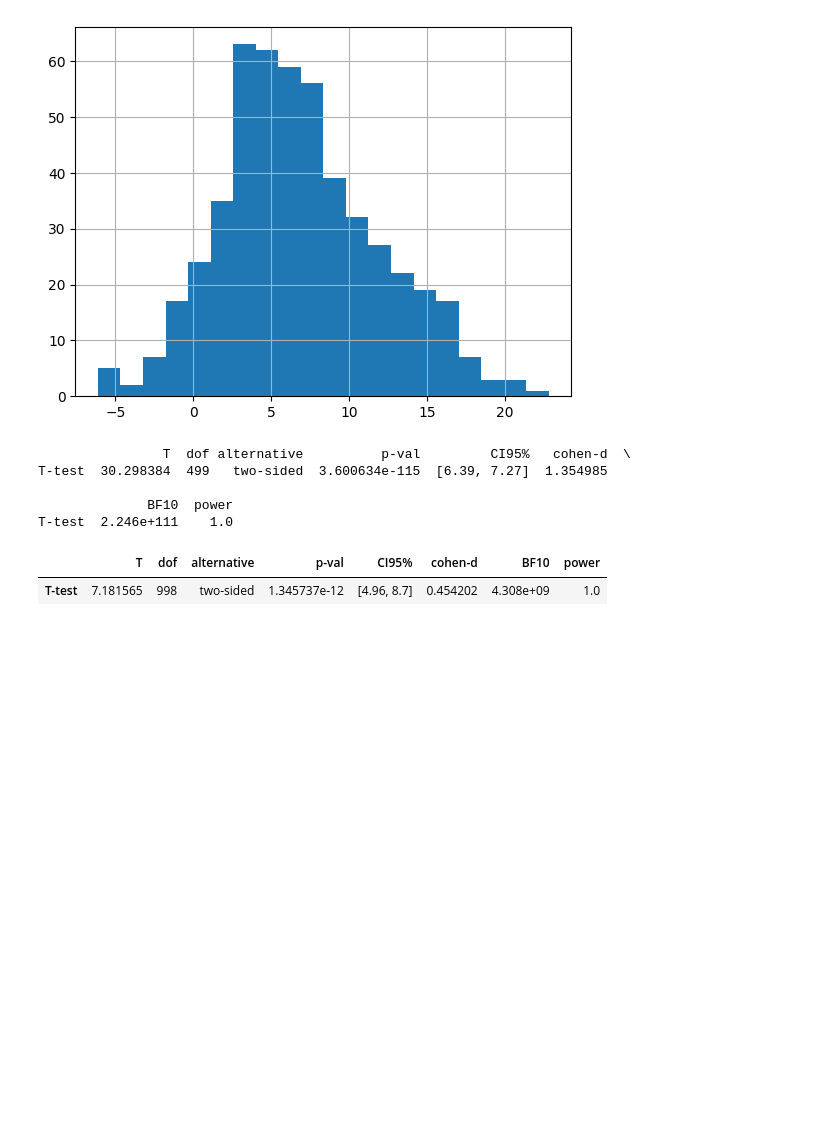
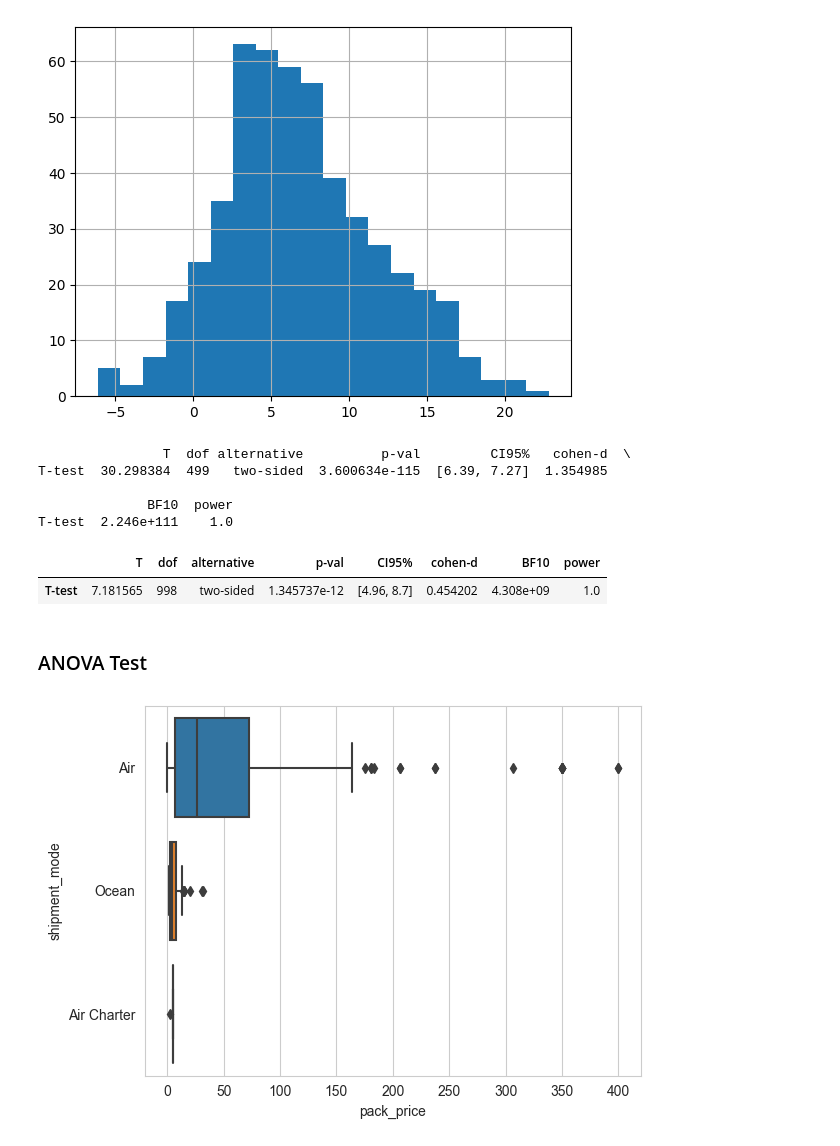
Before and after one commit to farvic/python-datascience, a Jupyter notebook: data-science-track/29_hypothesis_testing_in_python/chapter_2_t_tests.ipynb, the cells around one changed output. Saved outputs shown, nothing was run; the diff lists cells and outputs as text; code cells hidden in the pictures; blank space fills up the shorter version.

```diff
--- a/data-science-track/29_hypothesis_testing_in_python/chapter_2_t_tests.ipynb
+++ b/data-science-track/29_hypothesis_testing_in_python/chapter_2_t_tests.ipynb
@@ -80,3 +80,23 @@ pingouin.ttest(x=sample_dem_data['dem_percent_12'],
 # %% [output]
 |  | T | dof | alternative | p-val | CI95% | cohen-d | BF10 | power |
 | T-test | 7.181565 | 998 | two-sided | 1.345737e-12 | [4.96, 8.7] | 0.454202 | 4.308e+09 | 1.0 |
+# %% [markdown]
+### ANOVA Test
+# %%
+import seaborn as sns
+import pandas as pd
+import matplotlib.pyplot as plt
+
+late_shipments = pd.read_feather('late_shipments.feather')
+
+# Calculate the mean pack_price for each shipment_mode
+xbar_pack_by_mode = late_shipments.groupby("shipment_mode")['pack_price'].mean()
+
+# Calculate the standard deviation of the pack_price for each shipment_mode
+s_pack_by_mode = late_shipments.groupby("shipment_mode")['pack_price'].std()
+
+# Boxplot of shipment_mode vs. pack_price
+sns.boxplot(data=late_shipments, y="shipment_mode", x="pack_price")
+plt.show()
+# %% [output]
+[figure, added]
```
Also changed, not shown: parts of 32 cells of this notebook, 5 other files.
